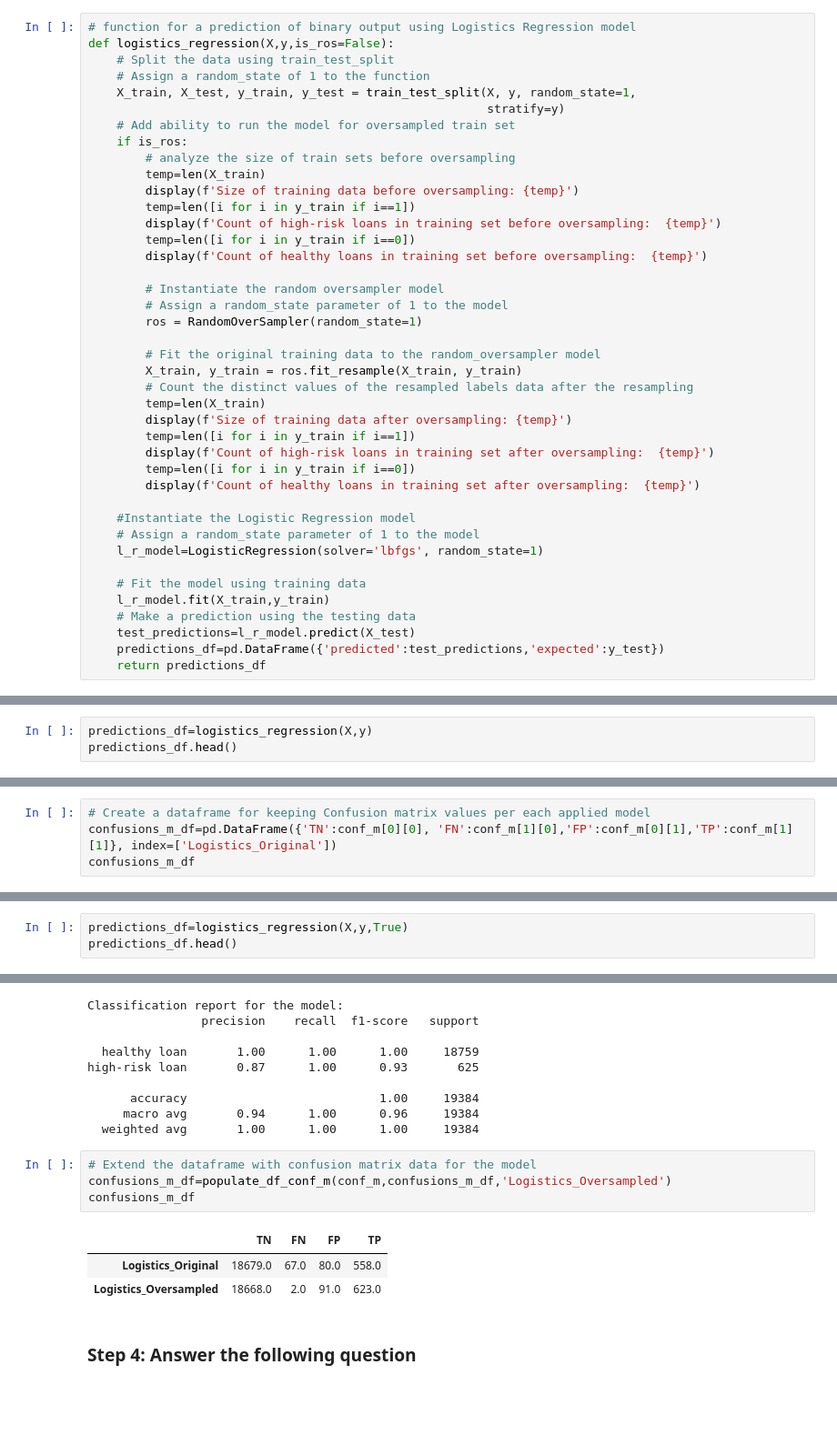
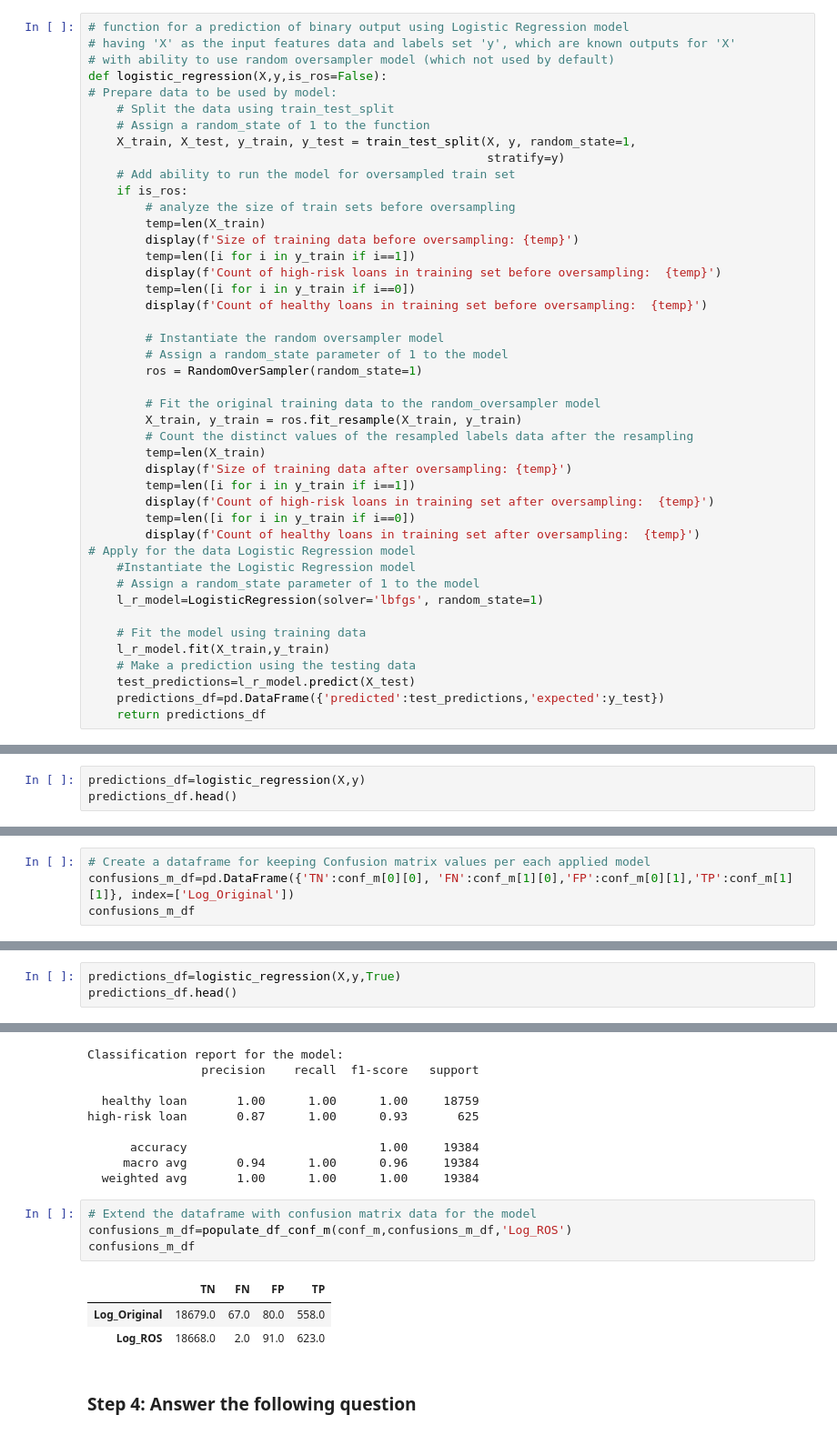
Before and after one commit to ValentynaK17/credit-risk-classification, a Jupyter notebook: Credit_Risk/credit_risk_classification.ipynb, the cells around one changed output, grey strips where cells are left out. Shown: that part at 91% size. Drawn from its saved outputs; the diff is of its cells as text; blank space fills up the shorter version.

```diff
--- a/Credit_Risk/credit_risk_classification.ipynb
+++ b/Credit_Risk/credit_risk_classification.ipynb
@@ -11,8 +11,11 @@ from sklearn.decomposition import PCA
 from sklearn.preprocessing import StandardScaler
 from imblearn.over_sampling import RandomOverSampler
 # %%
-# function for a prediction of binary output using Logistics Regression model
-def logistics_regression(X,y,is_ros=False):
+# function for a prediction of binary output using Logistic Regression model
+# having 'X' as the input features data and labels set 'y', which are known outputs for 'X'
+# with ability to use random oversampler model (which not used by default)
+def logistic_regression(X,y,is_ros=False):
+# Prepare data to be used by model:
     # Split the data using train_test_split
     # Assign a random_state of 1 to the function
     X_train, X_test, y_train, y_test = train_test_split(X, y, random_state=1,
@@ -40,7 +43,7 @@ def logistics_regression(X,y,is_ros=False):
         display(f'Count of high-risk loans in training set after oversampling:  {temp}')
         temp=len([i for i in y_train if i==0])
         display(f'Count of healthy loans in training set after oversampling:  {temp}')
-
+# Apply for the data Logistic Regression model
     #Instantiate the Logistic Regression model
     # Assign a random_state parameter of 1 to the model
     l_r_model=LogisticRegression(solver='lbfgs', random_state=1)
@@ -200,7 +205,7 @@ Name: count, dtype: int64
 ###  Step 1: Fit a logistic regression model by using the training data (`X_train` and `y_train`).
 ### Step 2: Save the predictions on the testing data labels by using the testing feature data (`X_test`) and the fitted model.
 # %%
-predictions_df=logistics_regression(X,y)
+predictions_df=logistic_regression(X,y)
 predictions_df.head()
 # %% [output]
 |  | predicted | expected |
@@ -235,7 +240,7 @@ high-risk loan       0.87      0.89      0.88       625
   weighted avg       0.99      0.99      0.99     19384
 # %%
 # Create a dataframe for keeping Confusion matrix values per each applied model
-confusions_m_df=pd.DataFrame({'TN':conf_m[0][0], 'FN':conf_m[1][0],'FP':conf_m[0][1],'TP':conf_m[1][1]}, index=['Logistics_Original'])
+confusions_m_df=pd.DataFrame({'TN':conf_m[0][0], 'FN':conf_m[1][0],'FP':conf_m[0][1],'TP':conf_m[1][1]}, index=['Log_Original'])
 confusions_m_df
 # %% [output]
 |  | TN | FN | FP | TP |
@@ -258,7 +263,7 @@ The overall accuracy is 99% thanks to high percentge of records with healthy loa
 ### Step 1: Use the `RandomOverSampler` module from the imbalanced-learn library to resample the data. Be sure to confirm that the labels have an equal number of data points.
 ### Step 2: Use the `LogisticRegression` classifier and the resampled data to fit the model and make predictions.
 # %%
-predictions_df=logistics_regression(X,y,True)
+predictions_df=logistic_regression(X,y,True)
 predictions_df.head()
 # %% [output]
 'Size of training data before oversampling: 58152'
@@ -299,12 +304,12 @@ high-risk loan       0.87      1.00      0.93       625
   weighted avg       1.00      1.00      1.00     19384
 # %%
 # Extend the dataframe with confusion matrix data for the model
-confusions_m_df=populate_df_conf_m(conf_m,confusions_m_df,'Logistics_Oversampled')
+confusions_m_df=populate_df_conf_m(conf_m,confusions_m_df,'Log_ROS')
 confusions_m_df
 # %% [output]
 |  | TN | FN | FP | TP |
-| Logistics_Original | 18679.0 | 67.0 | 80.0 | 558.0 |
-| Logistics_Oversampled | 18668.0 | 2.0 | 91.0 | 623.0 |
+| Log_Original | 18679.0 | 67.0 | 80.0 | 558.0 |
+| Log_ROS | 18668.0 | 2.0 | 91.0 | 623.0 |
 # %% [markdown]
 ### Step 4: Answer the following question
 # %% [markdown]
```
Also changed, not shown: parts of 16 cells of this notebook, 3 other files.
